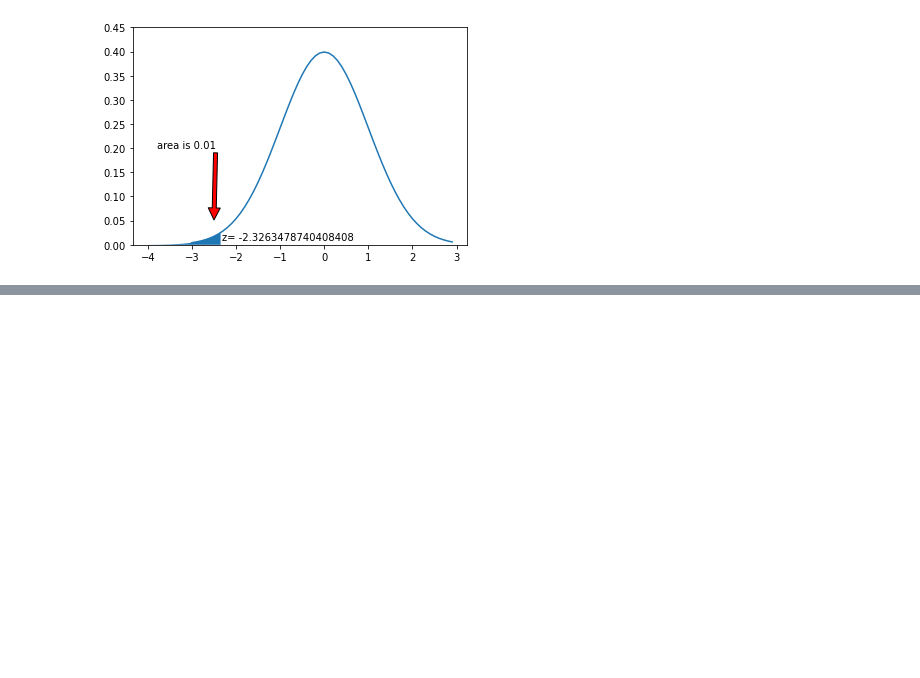
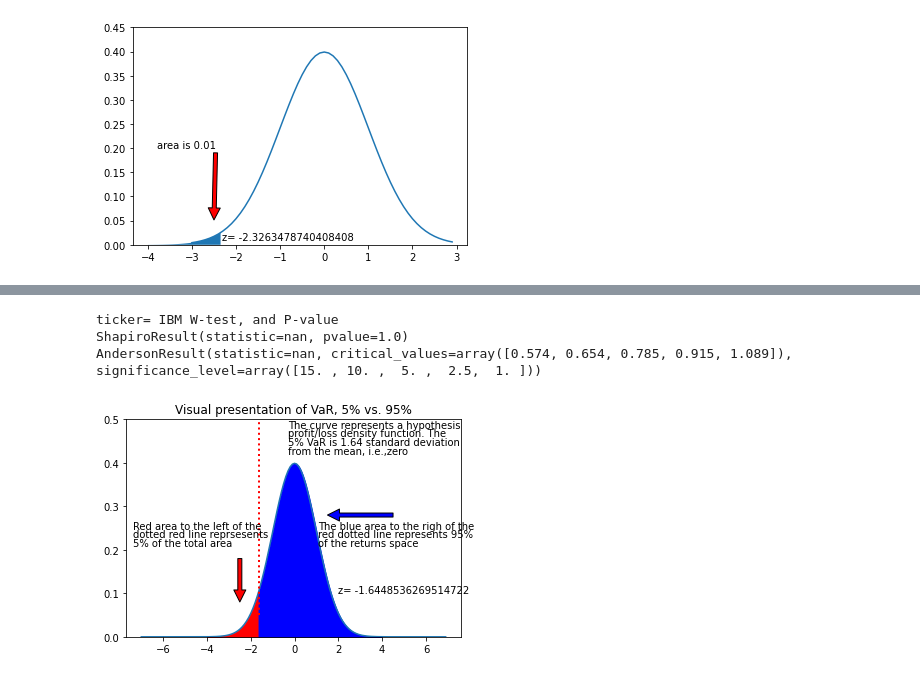
Before and after one commit to nosy0411/Programming_for_Finance, a Jupyter notebook: 4.Derivatives/simulation/risk_measure.ipynb, the cells around one changed output, grey strips where cells are left out. Saved outputs shown, nothing was run; the diff lists cells and outputs as text; code cells hidden in the pictures; blank space fills up the shorter version.

```diff
--- a/4.Derivatives/simulation/risk_measure.ipynb
+++ b/4.Derivatives/simulation/risk_measure.ipynb
@@ -352,0 +386,72 @@ Holding= 178460.0 VaR= -15445.3533 in 10 Days
+# %%
+# 정규성 검정하기
+# shapiro가 노말 분포 검정할 때 가장 엄격하게 한다고 함.
+# kstest : 분포 2개를 비교하는 것이므로, 어떤 분포에서도 사용 가능하므로, 노말에서도 사용 가능함.
+# anderson : kstest와 같이 어떤 분포라도 비교 가능함. 기존 분포를 알고 있는 경우 ks test보다 더 정교하게 비교가 가능함.
+# 비교 가능한 분포로는 {’norm’,’expon’,’logistic’,’gumbel’,’gumbel_l’, gumbel_r’, ‘extreme1’}
+
+print('ticker=',ticker,'W-test, and P-value')
+print(sp.stats.shapiro(ret))
+print(sp.stats.anderson(ret))
+# %% [output]
+ticker= IBM W-test, and P-value
+ShapiroResult(statistic=nan, pvalue=1.0)
+AndersonResult(statistic=nan, critical_values=array([0.574, 0.654, 0.785, 0.915, 1.089]), significance_level=array([15. , 10. ,  5. ,  2.5,  1. ]))
+# %%
+# Visual presentation of VaR
+import scipy as sp
+from scipy.stats import norm
+from matplotlib import pyplot as plt
+#
+confidence_level=0.95   # input
+z=norm.ppf(1-confidence_level)
+def f(t):
+    return sp.stats.norm.pdf(t)
+#
+plt.ylim(0,0.5)
+x = sp.arange(-7,7,0.1)
+ret=f(x)
+plt.plot(x,ret)
+x2= sp.arange(-4,z,1/40.)
+x3=sp.arange(z,4,1/40.)
+sum=0
+delta=0.05
+s=sp.arange(-3,z,delta)
+for i in s:
+    sum+=f(i)*delta
+note1='Red area to the left of the'
+note2='dotted red line reprsesents'
+note3='5% of the total area'
+#
+note4='The curve represents a hypothesis'
+note5='profit/loss density function. The'
+note6='5% VaR is 1.64 standard deviation'
+note7='from the mean, i.e.,zero'
+#
+note8='The blue area to the righ of the'
+note9='red dotted line represents 95%'
+note10='of the returns space'
+# this is for the vertical line
+plt.axvline(x=z, ymin=0.1, ymax = 1, linewidth=2,ls='dotted', color='r')
+plt.figtext(0.14,0.5,note1)
+plt.figtext(0.14,0.47,note2)
+plt.figtext(0.14,0.44,note3)
+#
+plt.figtext(0.5,0.85,note4)
+plt.figtext(0.5,0.82,note5)
+plt.figtext(0.5,0.79,note6)
+plt.figtext(0.5,0.76,note7)
+plt.annotate("",xy=(-2.5,0.08),xytext=(-2.5,0.18), arrowprops=dict(facecolor='red',shrink=0.001))
+#
+plt.figtext(0.57,0.5,note8)
+plt.figtext(0.57,0.47,note9)
+plt.figtext(0.57,0.44,note10)
+plt.annotate("",xy=(1.5,0.28),xytext=(4.5,0.28), arrowprops=dict(facecolor='blue',shrink=0.001))
+#
+plt.annotate('z= '+str(z),xy=(2.,0.1))
+plt.fill_between(x2,f(x2), color='red')
+plt.fill_between(x3,f(x3), color='blue')
+plt.title("Visual presentation of VaR, 5% vs. 95%")
+plt.show()
+# %% [output]
+[figure, added]
```
Also changed, not shown: parts of 2 cells of this notebook, 8 other files.
